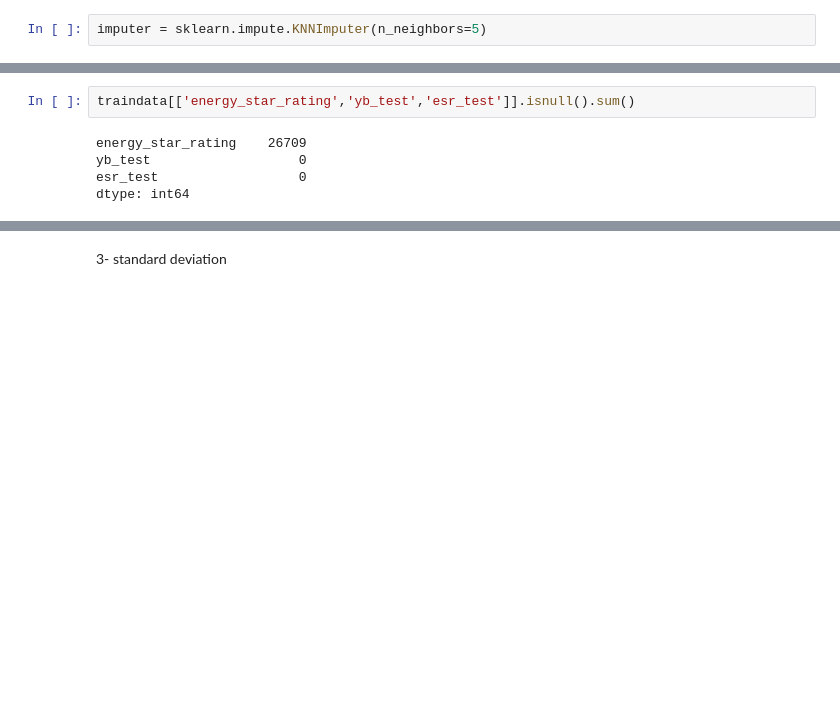
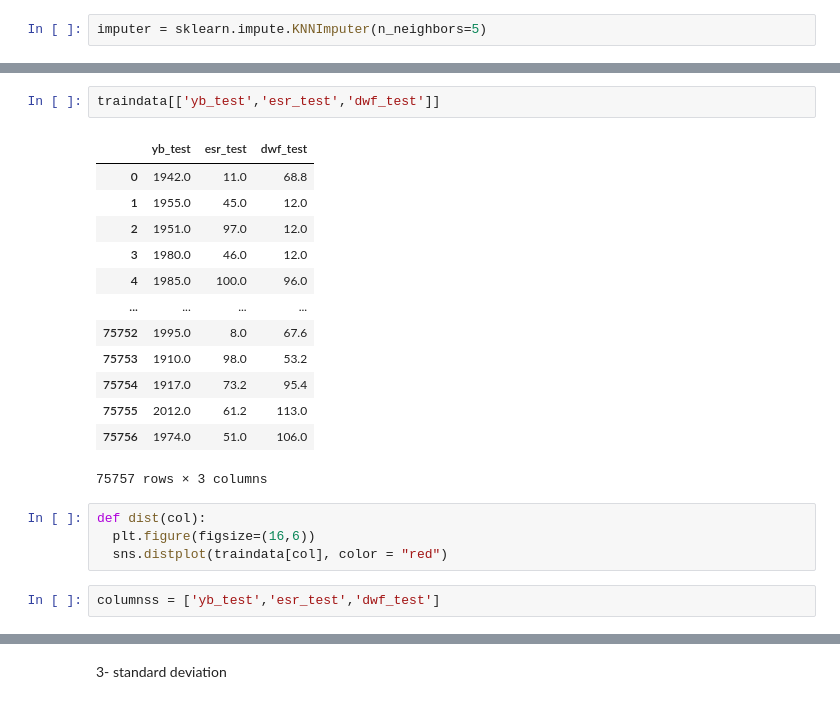
Before and after one commit to va9run/phildelphia, a Jupyter notebook: _preprocessing.ipynb, the cells around one changed output, grey strips where cells are left out. Saved outputs shown, nothing was run; the diff lists cells and outputs as text; blank space fills up the shorter version.

```diff
--- a/_preprocessing.ipynb
+++ b/_preprocessing.ipynb
@@ -206,7 +233,22 @@ memory usage: 38.1+ MB
 # %%
-traindata[['energy_star_rating','yb_test','esr_test']].isnull().sum()
+traindata[['yb_test','esr_test','dwf_test']]
 # %% [output]
+|  | yb_test | esr_test | dwf_test |
+| 0 | 1942.0 | 11.0 | 68.8 |
+| 1 | 1955.0 | 45.0 | 12.0 |
+| 2 | 1951.0 | 97.0 | 12.0 |
+| 3 | 1980.0 | 46.0 | 12.0 |
+| 4 | 1985.0 | 100.0 | 96.0 |
+| ... | ... | ... | ... |
+| 75752 | 1995.0 | 8.0 | 67.6 |
+| 75753 | 1910.0 | 98.0 | 53.2 |
+| 75754 | 1917.0 | 73.2 | 95.4 |
+| 75755 | 2012.0 | 61.2 | 113.0 |
+| 75756 | 1974.0 | 51.0 | 106.0 |
-energy_star_rating    26709
-yb_test                   0
-esr_test                  0
-dtype: int64
+75757 rows × 3 columns
+# %%
+def dist(col):
+  plt.figure(figsize=(16,6))
+  sns.distplot(traindata[col], color = "red")
+# %%
+columnss = ['yb_test','esr_test','dwf_test']
```
Also changed, not shown: parts of 27 cells of this notebook.
